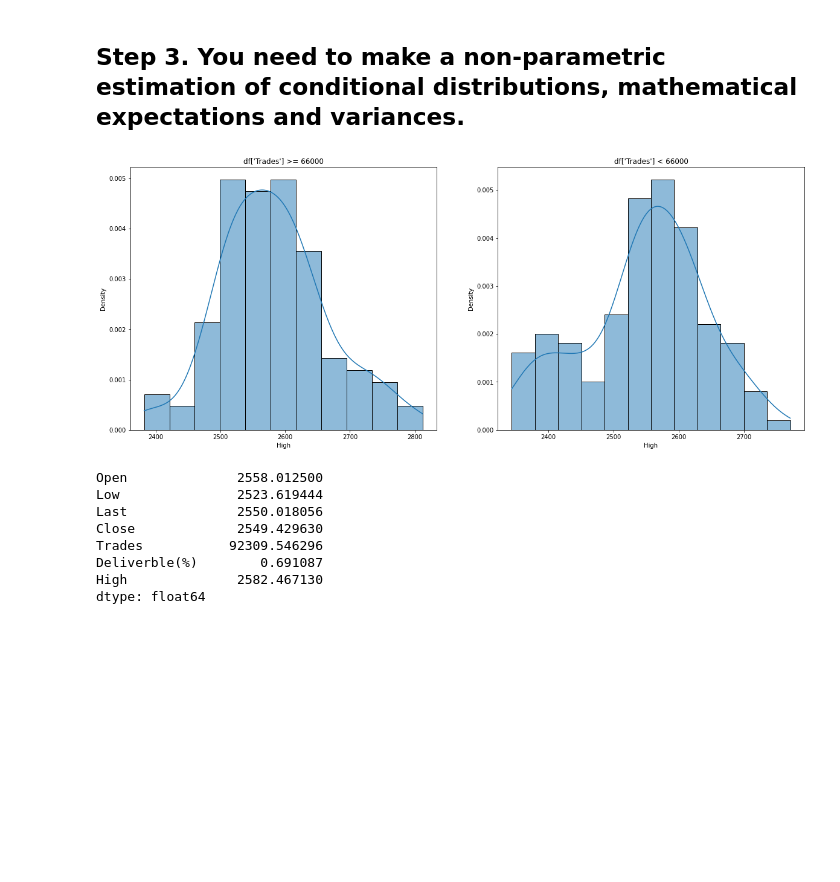
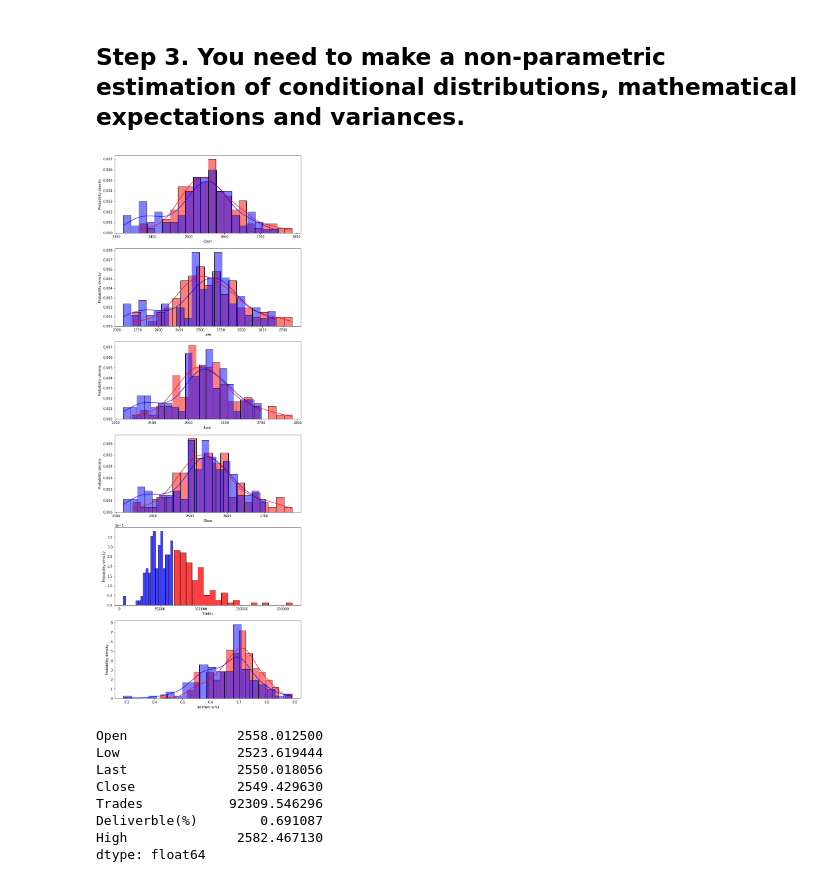
Before and after one commit to semaputnik/multivariate-data-analysis-labs, a Jupyter notebook: Lab_2/code.ipynb, the cells around one changed output. Cells and saved outputs as stored; diff of their text form; code cells hidden in the pictures; blank space fills up the shorter version.

```diff
--- a/Lab_2/code.ipynb
+++ b/Lab_2/code.ipynb
@@ -75,18 +76,24 @@ dtype: float64
 # %%
 condition_more = df['Trades'] >= 66000
 condition_less = df['Trades'] < 66000
-# %%
-fig, (ax1, ax2) = plt.subplots(1, 2, figsize=(20,8))
-
-sb.histplot(df[condition_more]['High'], ax=ax1, kde=True, stat="density")
-ax1.set_title("df['Trades'] >= 66000")
-
-sb.histplot(df[condition_less]['High'], ax=ax2, kde=True, stat="density")
-ax2.set_title("df['Trades'] < 66000")
-
-plt.show()
-# %% [output]
-[figure, removed]
+# %%
+fig, ax = plt.subplots(6, 1, figsize=(10,30))
+for i in range(0,6):
+
+    col=feature_cols[i]
+
+    isKde=True
+
+    if(col=="Trades"):
+        isKde=False
+
+    sb.histplot(df[condition_more][col],stat="density",bins=20,common_norm=False,color="red",kde=isKde,ax=ax[i])
+    sb.histplot(df[condition_less][col],stat="density",bins=20,common_norm=False,color="blue",kde=isKde,ax=ax[i])
+    ax[i].set(ylabel="Probability density")
+
+plt.show()
+# %% [output]
+[figure, added]
 # %%
 df[condition_more].mean()
 # %% [output]
```
Also changed, not shown: parts of 24 cells of this notebook, 2 other files.
